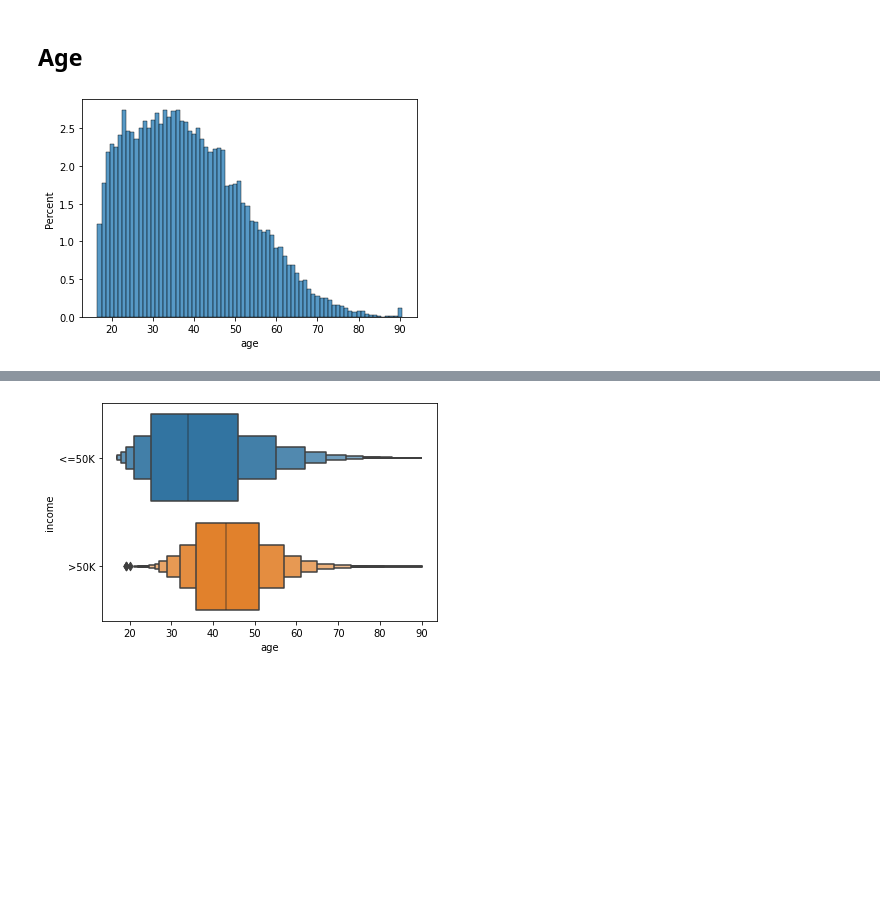
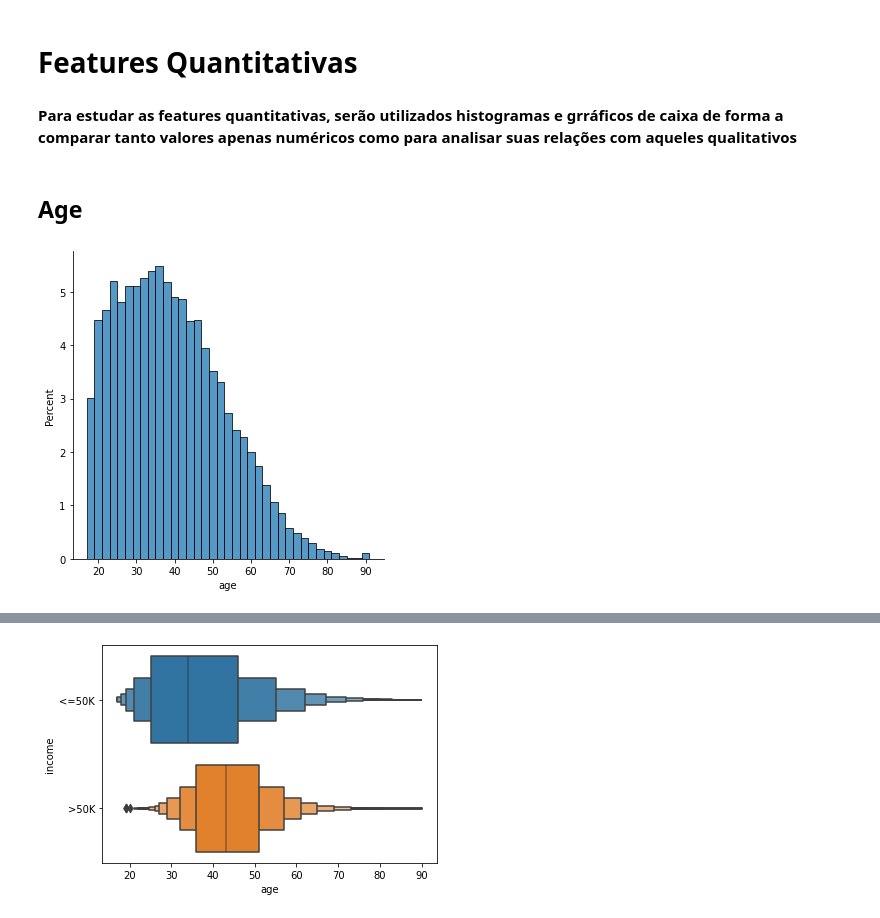
Before and after one commit to Wimull/Turing-USP-Techinical-Case, a Jupyter notebook: 2_analise-e-ia/analise_e_modelos.ipynb, the cells around one changed output, grey strips where cells are left out. Saved outputs shown, nothing was run; the diff lists cells and outputs as text; code cells hidden in the pictures; blank space fills up the shorter version.

```diff
--- a/2_analise-e-ia/analise_e_modelos.ipynb
+++ b/2_analise-e-ia/analise_e_modelos.ipynb
@@ -15,0 +57,3 @@ dataFrame.head()
+# %%
+dataFrame = dataFrame.drop(columns="education")
+dataFrame.head()
@@ -15,0 +69,3 @@ dataFrame.head()
+# %%
+dataFrame["net-worth"] = dataFrame["capital-gain"] - dataFrame["capital-loss"]
+dataFrame.head()
@@ -50,7 +122,11 @@ dataFrame.describe()
+# %% [markdown]
+# Features Quantitativas
+# %% [markdown]
+**Para estudar as features quantitativas, serão utilizados histogramas e grráficos de caixa de forma a comparar tanto valores apenas numéricos como para analisar suas relações com aqueles qualitativos**
 # %% [markdown]
 ## Age
 # %%
-sns.histplot(x="age", data=dataFrame, discrete=True, stat="percent")
+sns.displot(x="age", data=dataFrame, stat="percent", binwidth=2)
 plt.show()
 # %% [output]
-[figure, old version]
+[figure, new version]
```
Also changed, not shown: parts of 86 cells of this notebook.
